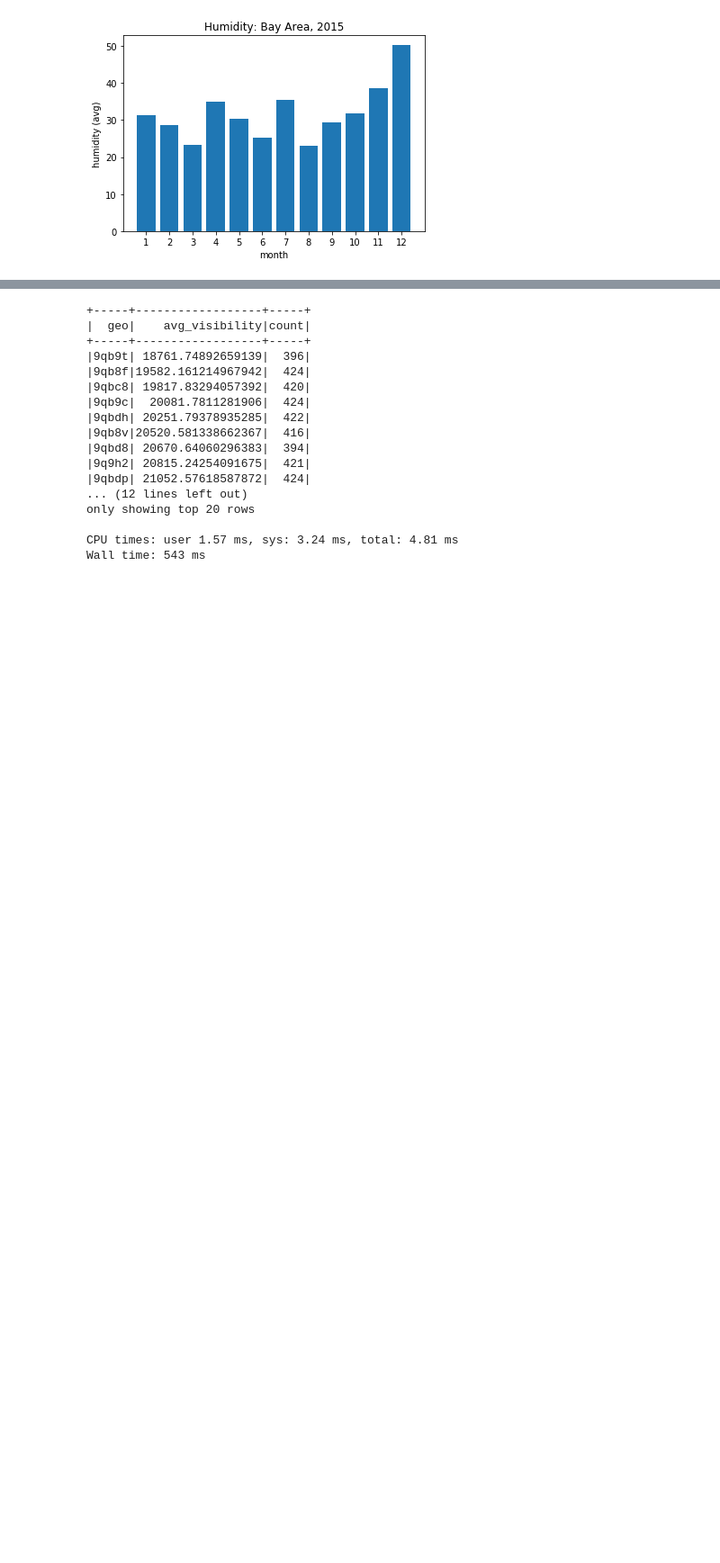
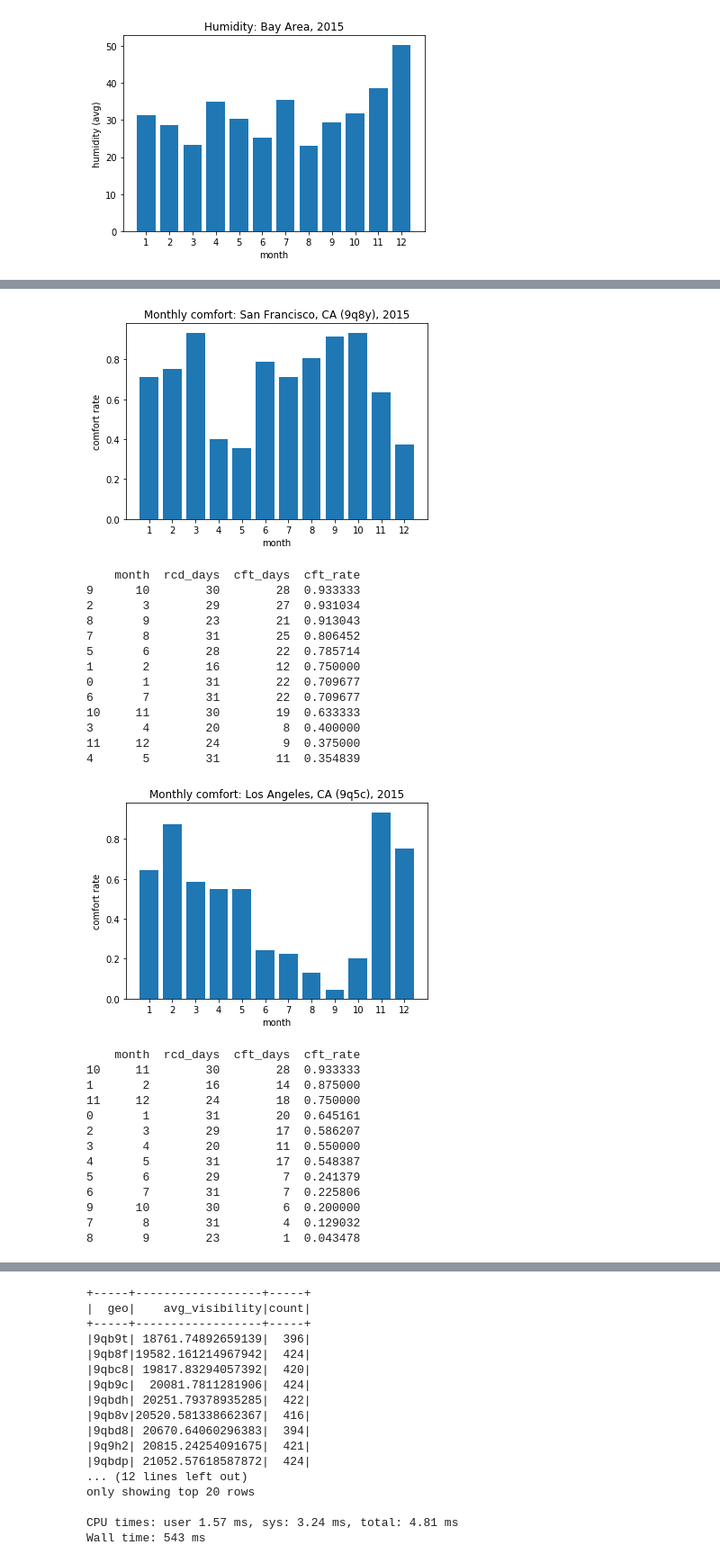
Before and after one commit to gordongli/reddit-spark-analysis, a Jupyter notebook: NAM.ipynb, the cells around one changed output, grey strips where cells are left out. Shown at 90% size. Saved outputs shown, nothing was run; the diff lists cells and outputs as text; code cells hidden in the pictures; blank space fills up the shorter version.

Commit message:
Add travel startup job + writeup

```diff
--- a/NAM.ipynb
+++ b/NAM.ipynb
@@ -360,0 +350,10 @@ dr5r New York City, NY
+# %%
+regions = {
+    '9q8y': "San Francisco, CA",
+    '9q5c': "Los Angeles, CA",
+    '9v6s': "Austin, TX",
+    'c20f': "Portland, OR",
+    'dr5r': "New York City, NY",
+}
+geohashes = str(list(regions))[1:-1]
+geohashes
@@ -360,0 +432,42 @@ dr5r New York City, NY
+# %%
+%%time
+import pandas as pd
+
+for (region_geo, region_name) in regions.items():
+    sdf = monthly_comfort_sdf(region_geo, 'nam_travel_converted')
+    sdf.cache()
+    pdf = pd.DataFrame(sdf.collect(), columns=sdf.columns)
+    plot_bar(pdf['month'], pdf['cft_rate'],
+           xlabel = "month",
+           ylabel = "comfort rate",
+           title = f"Monthly comfort: {f'{region_name} ({region_geo})'}, 2015")
+    print(pdf.sort_values(by='cft_rate', ascending=False))
+# %% [output]
+[figure, added]
+    month  rcd_days  cft_days  cft_rate
+9      10        30        28  0.933333
+2       3        29        27  0.931034
+8       9        23        21  0.913043
+7       8        31        25  0.806452
+5       6        28        22  0.785714
+1       2        16        12  0.750000
+0       1        31        22  0.709677
+6       7        31        22  0.709677
+10     11        30        19  0.633333
+3       4        20         8  0.400000
+11     12        24         9  0.375000
+4       5        31        11  0.354839
+[figure, added]
+    month  rcd_days  cft_days  cft_rate
+10     11        30        28  0.933333
+1       2        16        14  0.875000
+11     12        24        18  0.750000
+0       1        31        20  0.645161
+2       3        29        17  0.586207
+3       4        20        11  0.550000
+4       5        31        17  0.548387
+5       6        29         7  0.241379
+6       7        31         7  0.225806
+9      10        30         6  0.200000
+7       8        31         4  0.129032
+8       9        23         1  0.043478
```
Also changed, not shown: parts of 12 cells of this notebook.
